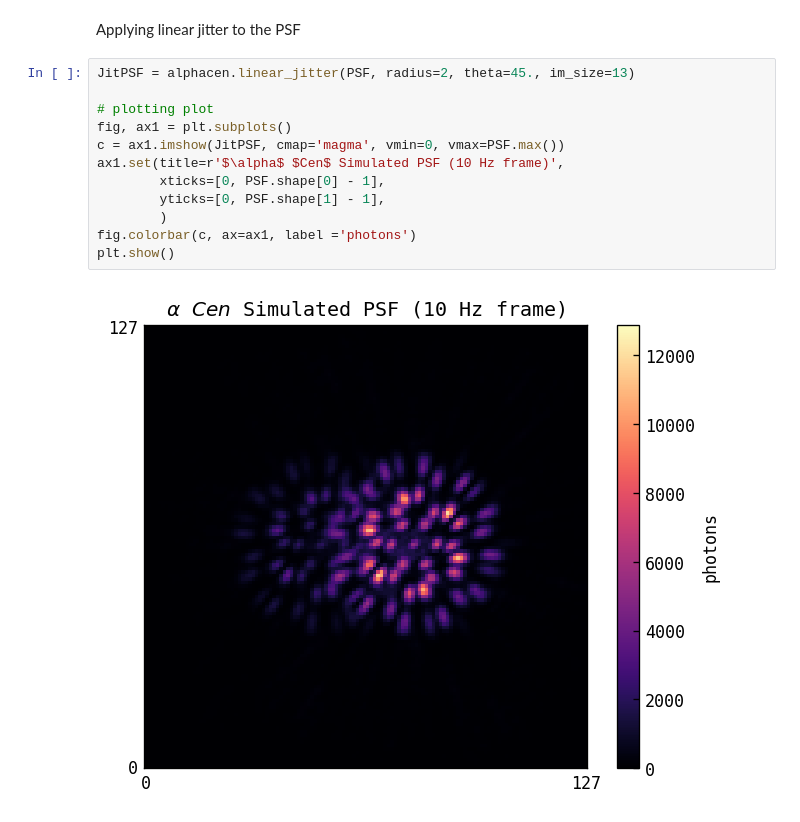
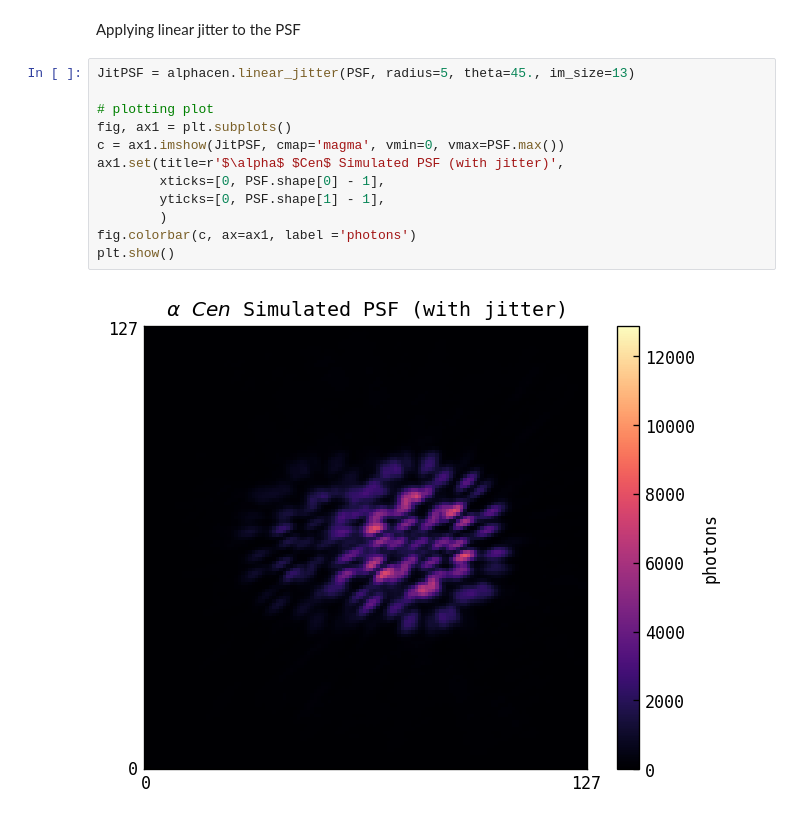
Before and after one commit to maxecharles/toliman-phd, a Jupyter notebook: main.ipynb, the cells around one changed output. Saved outputs shown, nothing was run; the diff lists cells and outputs as text.

```diff
--- a/main.ipynb
+++ b/main.ipynb
@@ -44,16 +45,16 @@ plt.show()
 # %% [markdown]
 Applying linear jitter to the PSF
 # %%
-JitPSF = alphacen.linear_jitter(PSF, radius=2, theta=45., im_size=13)
+JitPSF = alphacen.linear_jitter(PSF, radius=5, theta=45., im_size=13)
 
 # plotting plot
 fig, ax1 = plt.subplots()
 c = ax1.imshow(JitPSF, cmap='magma', vmin=0, vmax=PSF.max())
-ax1.set(title=r'$\alpha$ $Cen$ Simulated PSF (10 Hz frame)',
+ax1.set(title=r'$\alpha$ $Cen$ Simulated PSF (with jitter)',
         xticks=[0, PSF.shape[0] - 1],
         yticks=[0, PSF.shape[1] - 1],
         )
 fig.colorbar(c, ax=ax1, label ='photons')
 plt.show()
 # %% [output]
-[figure, old version]
+[figure, new version]
```
Also changed, not shown: parts of 2 cells of this notebook, 1 other file.
